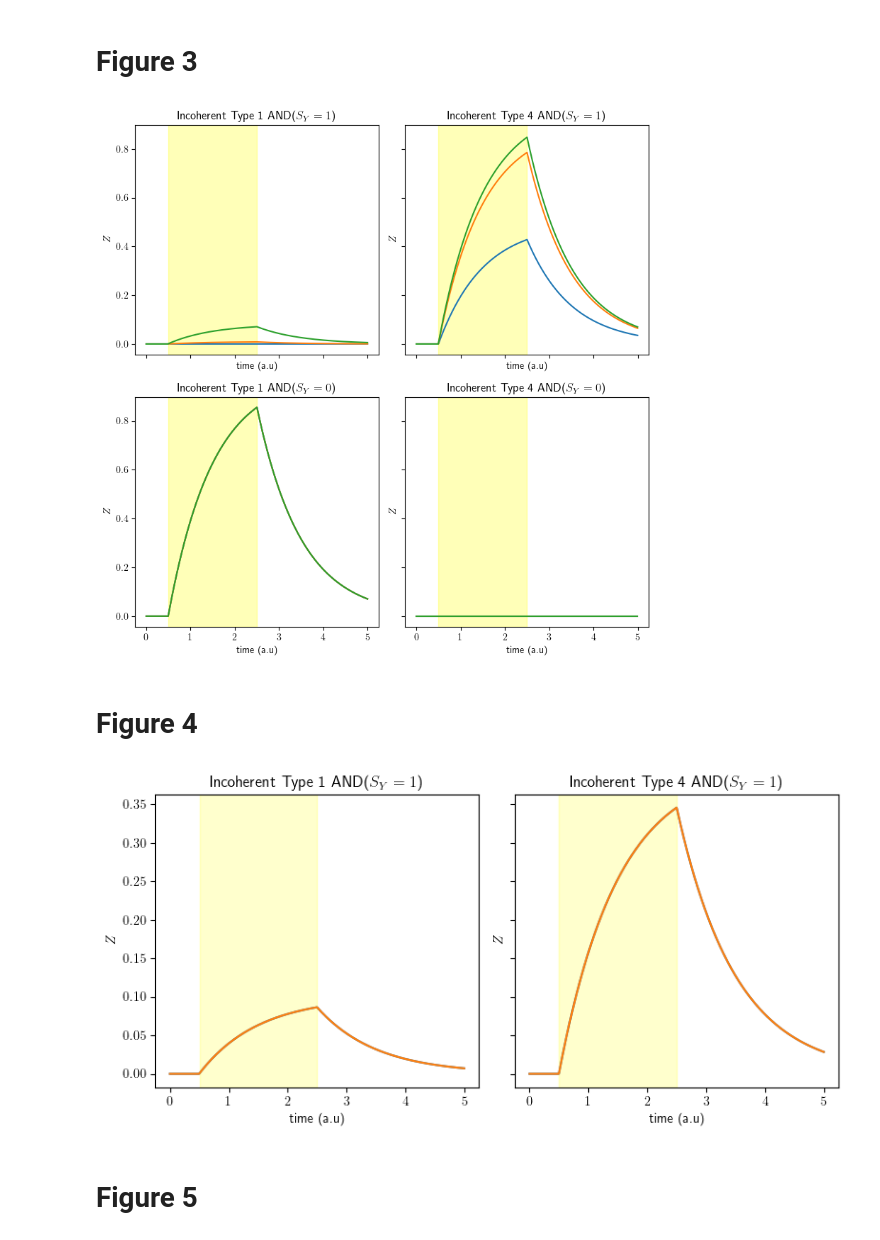
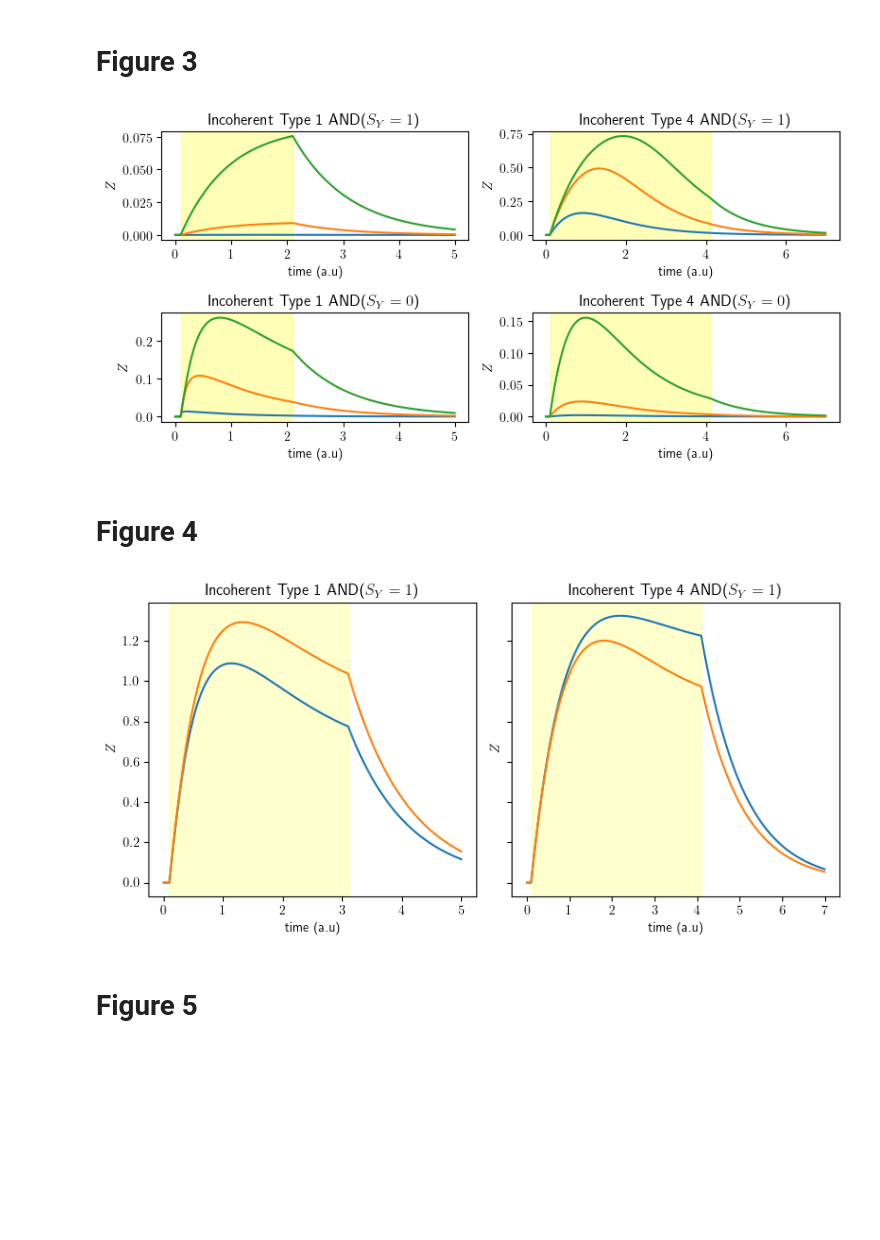
Before and after one commit to akshaysanjeevk/SysBio-course, a Jupyter notebook: HW-1-2-FFL/hw2-submission.ipynb, the cells around one changed output. Drawn from its saved outputs; the diff is of its cells as text; code cells hidden in the pictures; blank space fills up the shorter version.

```diff
--- a/HW-1-2-FFL/hw2-submission.ipynb
+++ b/HW-1-2-FFL/hw2-submission.ipynb
@@ -89,7 +112,7 @@ fig3a = {
     'regYZ':'rep',
     'H':2,
     'Kxz':.1,
-    'Kyz':.01,  #[.01, .1, .3],
+    'Kyz':None,  #[.01, .1, .3],
     'Kxy':.1,
     'By':0,
     'Bz':0,
@@ -97,6 +120,8 @@ fig3a = {
     'Cz':1,
     'Ay':1,
     'Az':1,
+    'dt':.005,
+    'start_time':.1,
     'tTotal': 5,
     'xWidth': 2,
     'yWidth': 5,
@@ -110,7 +135,7 @@ fig3b = {
     'regYZ':'act',
     'H':2,
     'Kxz':.1,
-    'Kyz':1,  #[.01, .1, .3],
+    'Kyz':None,  #[.01, .1, .3],
     'Kxy':.1,
     'By':0,
     'Bz':0,
@@ -118,9 +143,11 @@ fig3b = {
     'Cz':1,
     'Ay':1,
     'Az':1,
-    'tTotal': 5,
-    'xWidth': 2,
-    'yWidth': 5,
+    'dt':.005,
+    'start_time':.1,
+    'tTotal': 7,
+    'xWidth': 4,
+    'yWidth': 7,
 }
 
 
@@ -133,7 +160,7 @@ fig3c = {
     'regYZ':'rep',
     'H':2,
     'Kxz':.1,
-    'Kyz':.01,  #[.01, .1, .3],
+    'Kyz':None,  #[.01, .1, .3],
     'Kxy':.1,
     'By':0,
     'Bz':0,
@@ -141,6 +168,8 @@ fig3c = {
     'Cz':1,
     'Ay':1,
     'Az':1,
+    'dt':.005,
+    'start_time':.1,
     'tTotal': 5,
     'xWidth': 2,
     'yWidth': 0,
@@ -153,41 +182,44 @@ fig3d = {
     'regXY':'rep',
     'regXZ':'act',
     'regYZ':'act',
     'H':2,
     'Kxz':.1,
-    'Kyz':1,  #[.01, .1, .3],
+    'Kyz':None,  #[.01, .1, .3],
     'Kxy':.1,
     'By':0,
     'Bz':0,
     'Cy':1,
     'Cz':1,
     'Ay':1,
     'Az':1,
-    'tTotal': 5,
-    'xWidth': 2,
+    'dt':.005,
+    'start_time':.1,
+    'tTotal': 7,
+    'xWidth': 4,
     'yWidth': 0,
 }
 
-fig3, ax3 = plt.subplots(2, 2, figsize=(8,8), sharex=True, sharey=True)
+fig3, ax3 = plt.subplots(2, 2, figsize=(8,4))#, sharex=True, sharey=True)
 #figure 3ac
 kyz_ac = [.01, .1, .3]
 for kyzac in kyz_ac:
     fig3a['Kyz'] = kyzac
-    subplotGenr(fig3a, [0, 0], ax3[0,0])
+    fig3c['Kyz'] = kyzac
+    subplotGenr(fig3a, [1, 0], ax3[0,0])
     subplotGenr(fig3c, [0, 0], ax3[1,0])
 #figure 3bd
 Kyz_bd = [1, .3, .1]
 for kyzbd in Kyz_bd:
     fig3b['Kyz'] = kyzbd
     fig3d['Kyz'] = kyzbd
-    subplotGenr(fig3b, [0, 0], ax3[0,1])
+    subplotGenr(fig3b, [1, 0], ax3[0,1])
     subplotGenr(fig3d, [0, 0], ax3[1,1])
 
 plt.tight_layout()
-plt.savefig('fig3.png', dpi=450)
+# plt.savefig('fig3.png', dpi=450)
 plt.show()
 # %% [output]
-[figure, old version]
+[figure, new version]
 # %% [markdown]
 # Figure 4
 # %%
@@ -207,12 +239,14 @@ fig4a = {
     'By':None, #[.5, .3]
     'Bz':0,
     'Cy':1,
-    'Cz':1,
+    'Cz':6,
     'Ay':1,
     'Az':1,
+    'dt':.005,
+    'start_time':.1,
     'tTotal': 5,
-    'xWidth': 2,
-    'yWidth': 5,
+    'xWidth': 3,
+    'yWidth': 5
 }
 fig4b = {
     'header':'Incoherent Type 4 AND($S_Y=1$)',
@@ -223,21 +257,23 @@ fig4b = {
     'H': 2,
     'Kxz':1,
     'Kyz':.5,
-    'Kxy':1,
+    'Kxy':1,#1
     'By':None, #[0.45, 0.35]
     'Cy': 1,
     'Ay': 1,
     'Bz': 0,
-    'Cz': 1,
+    'Cz': 1,#1
     'Az': 1,
-    'tTotal': 5,
-    'xWidth': 2,
-    'yWidth': 5,
+    'dt':.005,
+    'start_time':.1,
+    'tTotal': 7,
+    'xWidth': 4,
+    'yWidth': 7
 }
 
 fig4, ax4 = plt.subplots(1, 2, figsize=(8,4), sharey=True)
 
-by_a = [.5, .3]
+by_a =  [.5, .3]
 for bya in by_a:
     fig4a['By'] = bya
     subplotGenr(fig4a, [0, 0], ax4[0])
@@ -245,13 +281,13 @@ for bya in by_a:
 by_b = [.45, .35]
 for byb in by_b:
     fig4b['By'] = byb
-    subplotGenr(fig4b, [0, 0], ax4[1])
+    subplotGenr(fig4b, [1, 0], ax4[1])
 
 plt.tight_layout()
 plt.savefig('fig4.png', dpi=450)
 plt.show()
 # %% [output]
-[figure, old version]
+[figure, new version]
 # %% [markdown]
 # Figure 5
 # %%
```
Also changed, not shown: parts of 7 cells of this notebook, 8 other files.
